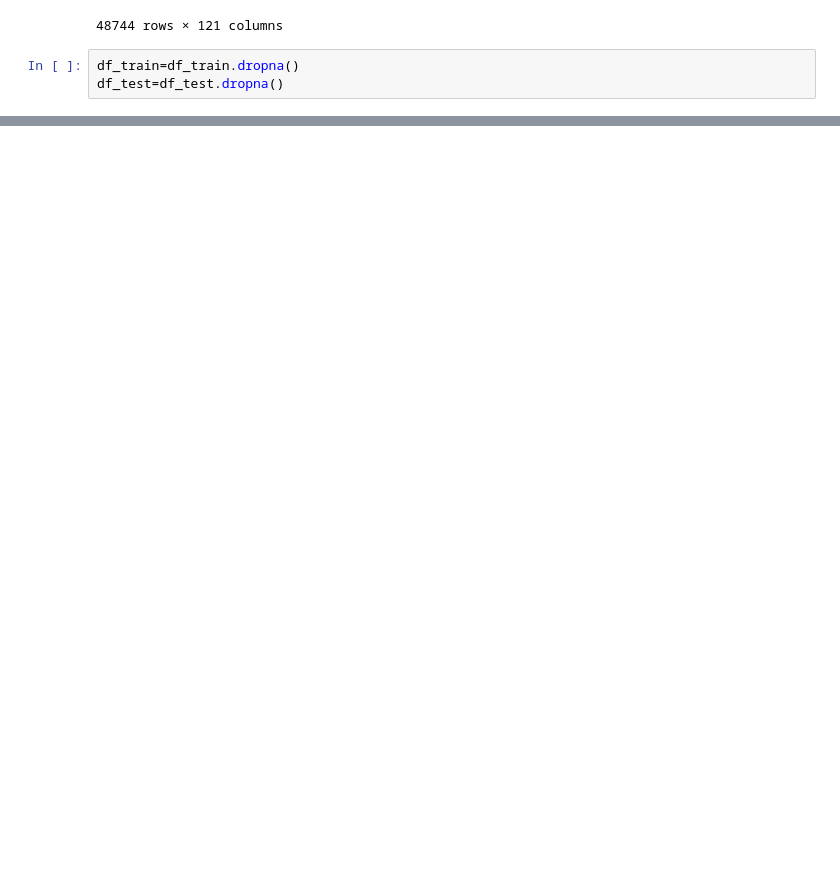
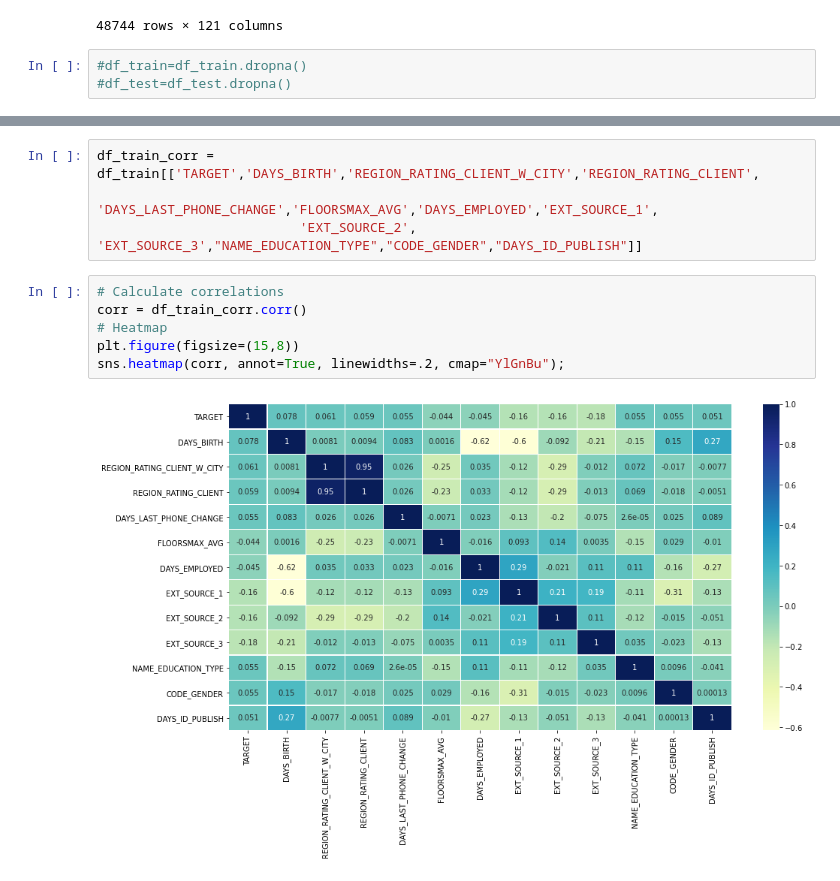
Before and after one commit to bididi/Application_of_bigdata_pj, a Jupyter notebook: Project part 1.ipynb, the cells around one changed output, grey strips where cells are left out. Drawn from its saved outputs; the diff is of its cells as text; blank space fills up the shorter version.

```diff
--- a/Project part 1.ipynb
+++ b/Project part 1.ipynb
@@ -36,8 +38,8 @@ df_test
 | 48743 | 456250 | Cash loans | F | Y | N | 0 | ... |
 48744 rows × 121 columns
 # %%
-df_train=df_train.dropna()
-df_test=df_test.dropna()
+#df_train=df_train.dropna()
+#df_test=df_test.dropna()
 # %%
 df_train["CODE_GENDER"] = df_train["CODE_GENDER"].astype('category').cat.codes
 df_test["CODE_GENDER"] = df_test["CODE_GENDER"].astype('category').cat.codes
@@ -101,0 +144,12 @@ df_train
+# %%
+df_train_corr = df_train[['TARGET','DAYS_BIRTH','REGION_RATING_CLIENT_W_CITY','REGION_RATING_CLIENT',
+                          'DAYS_LAST_PHONE_CHANGE','FLOORSMAX_AVG','DAYS_EMPLOYED','EXT_SOURCE_1',
+                          'EXT_SOURCE_2', 'EXT_SOURCE_3',"NAME_EDUCATION_TYPE","CODE_GENDER","DAYS_ID_PUBLISH"]]
+# %%
+# Calculate correlations
+corr = df_train_corr.corr()
+# Heatmap
+plt.figure(figsize=(15,8))
+sns.heatmap(corr, annot=True, linewidths=.2, cmap="YlGnBu");
+# %% [output]
+[figure, added]
```
Also changed, not shown: parts of 10 cells of this notebook.
